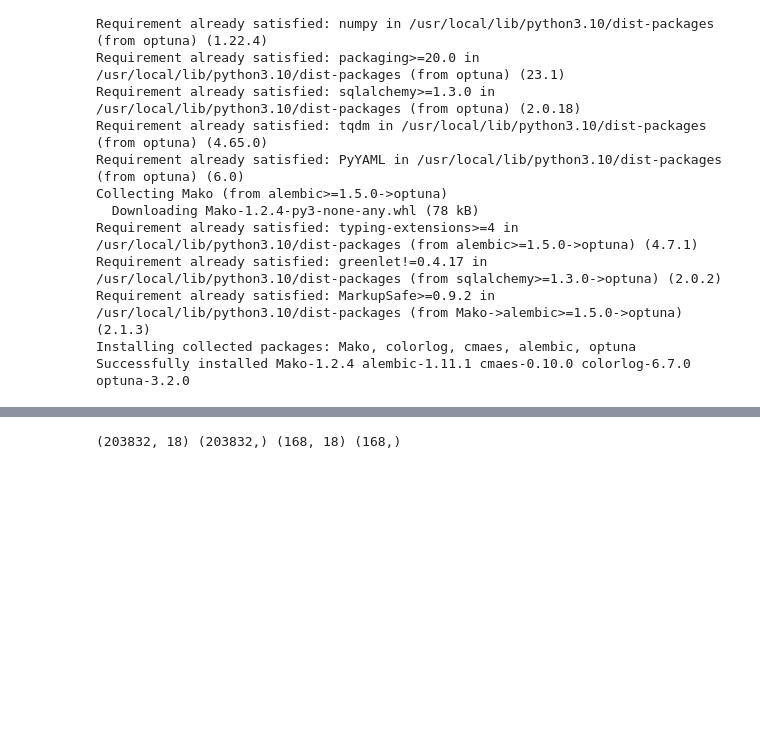
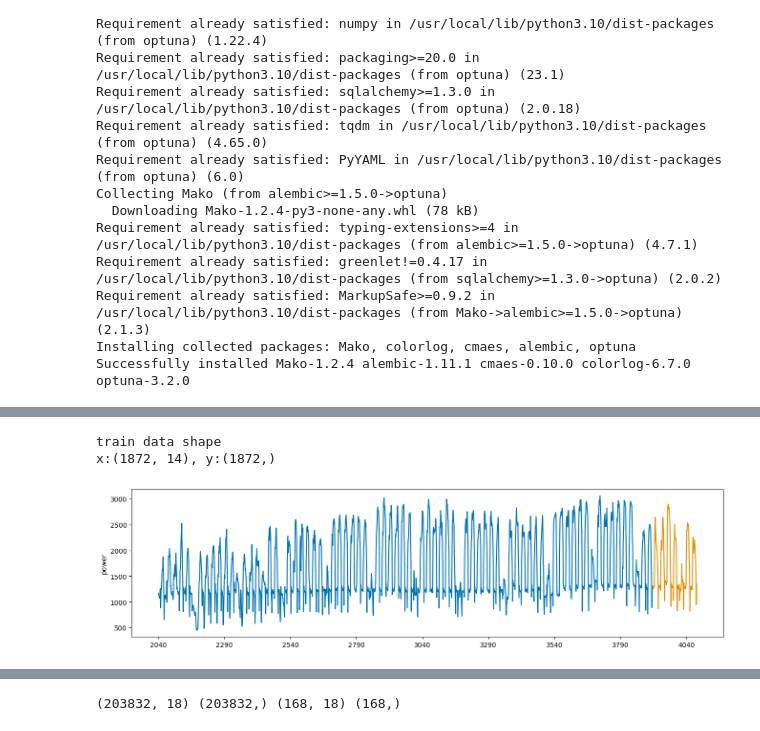
Before and after one commit to joosk3R/jskRprac, a Jupyter notebook: dacon_e_e.ipynb, the cells around one changed output, grey strips where cells are left out. Drawn from its saved outputs; the diff is of its cells as text; code cells hidden in the pictures; blank space fills up the shorter version.

```diff
--- a/dacon_e_e.ipynb
+++ b/dacon_e_e.ipynb
@@ -731,0 +751,15 @@ k = train.drop(columns=["power"])
+# %%
+## 7번 건물의 발전량
+y = train.loc[train.num == 2, 'power']
+x = k.loc[train.num == 2, ].iloc[:, 3:]
+
+y_train, y_valid, x_train, x_valid = temporal_train_test_split(y = y, X = x, test_size = 168) # 24시간*7일 = 168
+
+print('train data shape\nx:{}, y:{}'.format(x_train.shape, y_train.shape))
+
+plot_series(y_train, y_valid, markers=[',' , ','])
+plt.show()
+# %% [output]
+train data shape
+x:(1872, 14), y:(1872,)
+[figure, added]
```
Also changed, not shown: parts of 48 cells of this notebook.
